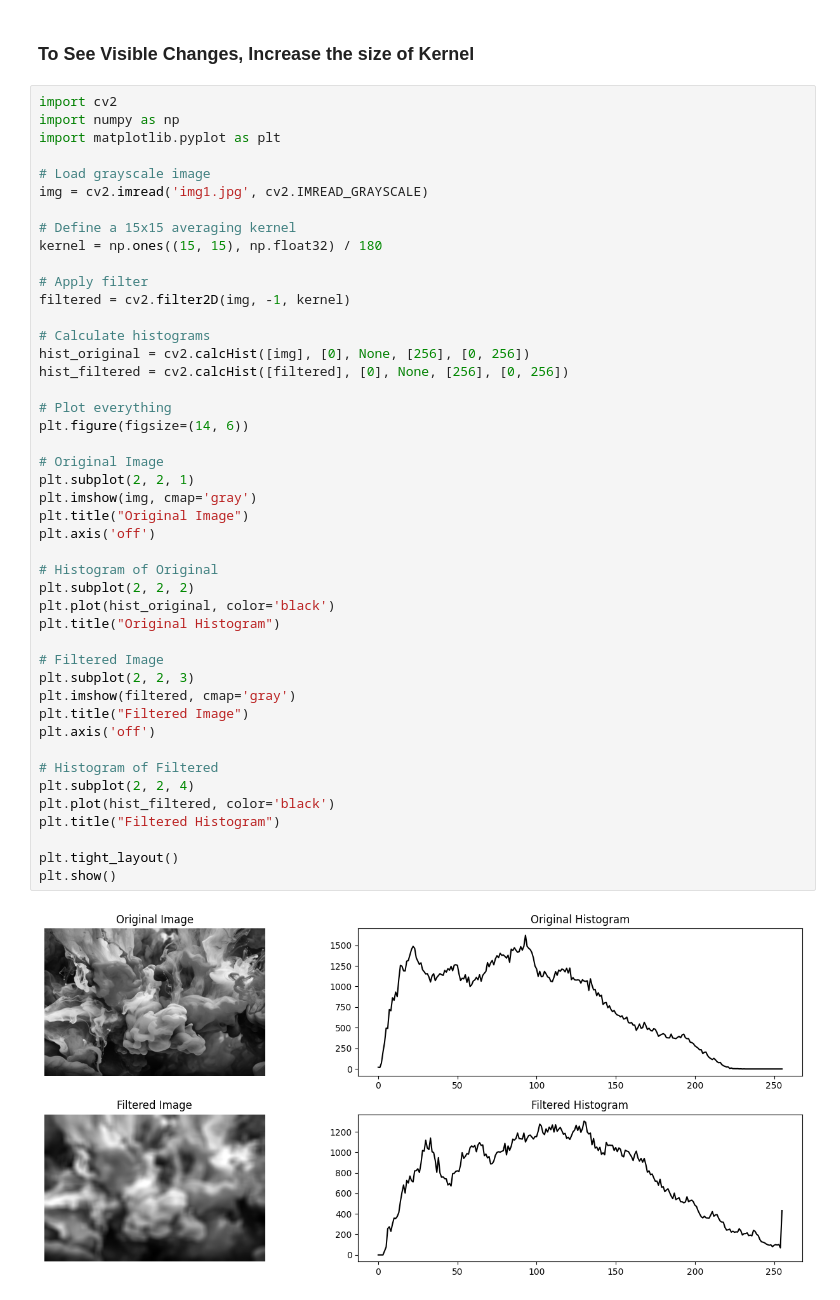
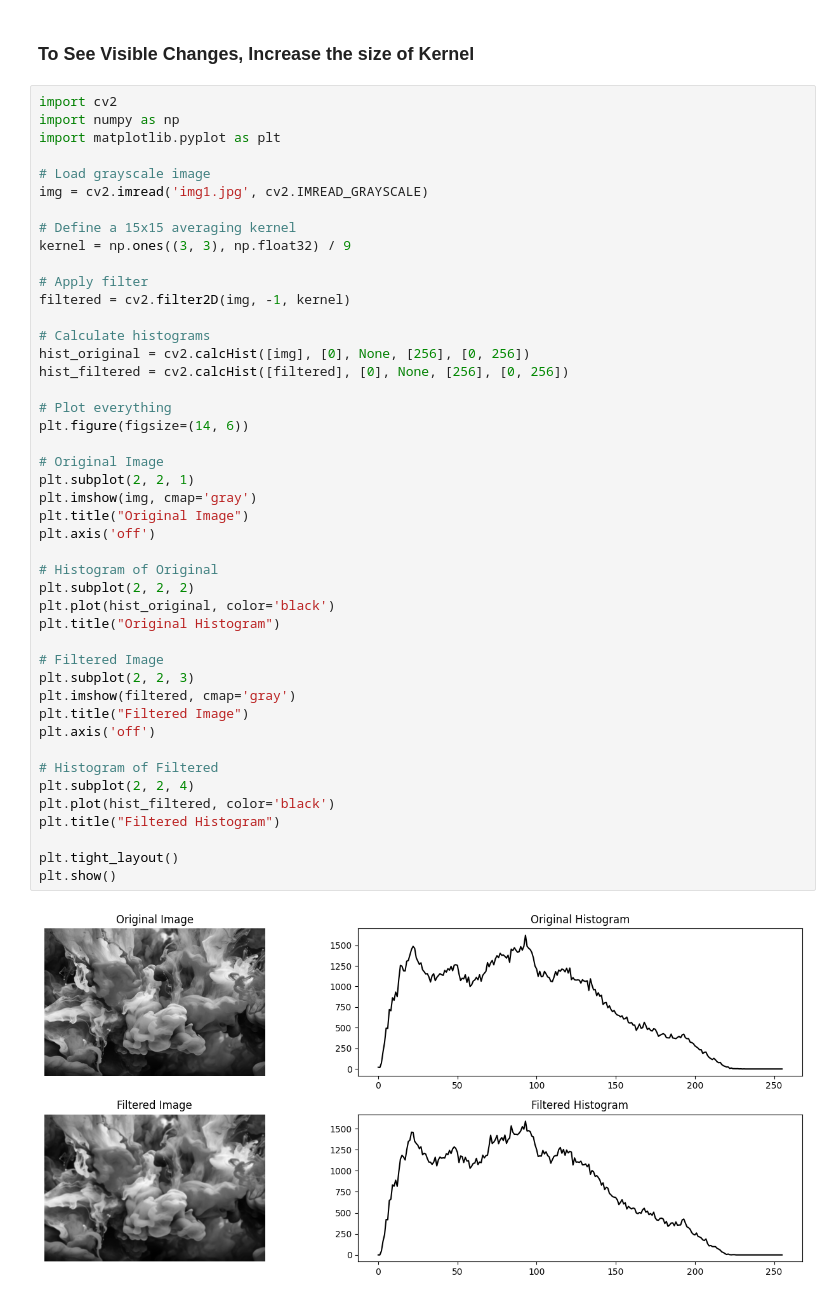
Before and after one commit to thevkp/Spatial-Filtering, a Jupyter notebook: intro.ipynb, the cells around one changed output. Saved outputs shown, nothing was run; the diff lists cells and outputs as text.

```diff
--- a/intro.ipynb
+++ b/intro.ipynb
@@ -152,7 +152,7 @@ import matplotlib.pyplot as plt
 img = cv2.imread('img1.jpg', cv2.IMREAD_GRAYSCALE)
 
 # Define a 15x15 averaging kernel
-kernel = np.ones((15, 15), np.float32) / 180
+kernel = np.ones((3, 3), np.float32) / 9
 
 # Apply filter
 filtered = cv2.filter2D(img, -1, kernel)
@@ -162,31 +162,31 @@ hist_original = cv2.calcHist([img], [0], None, [256], [0, 256])
 hist_filtered = cv2.calcHist([filtered], [0], None, [256], [0, 256])
 
 # Plot everything
 plt.figure(figsize=(14, 6))
 
 # Original Image
 plt.subplot(2, 2, 1)
 plt.imshow(img, cmap='gray')
 plt.title("Original Image")
 plt.axis('off')
 
 # Histogram of Original
 plt.subplot(2, 2, 2)
 plt.plot(hist_original, color='black')
 plt.title("Original Histogram")
 
 # Filtered Image
 plt.subplot(2, 2, 3)
 plt.imshow(filtered, cmap='gray')
 plt.title("Filtered Image")
 plt.axis('off')
 
 # Histogram of Filtered
 plt.subplot(2, 2, 4)
 plt.plot(hist_filtered, color='black')
 plt.title("Filtered Histogram")
 
 plt.tight_layout()
 plt.show()
 # %% [output]
-[figure, old version]
+[figure, new version]
```
Also changed, not shown: 1 other file.
